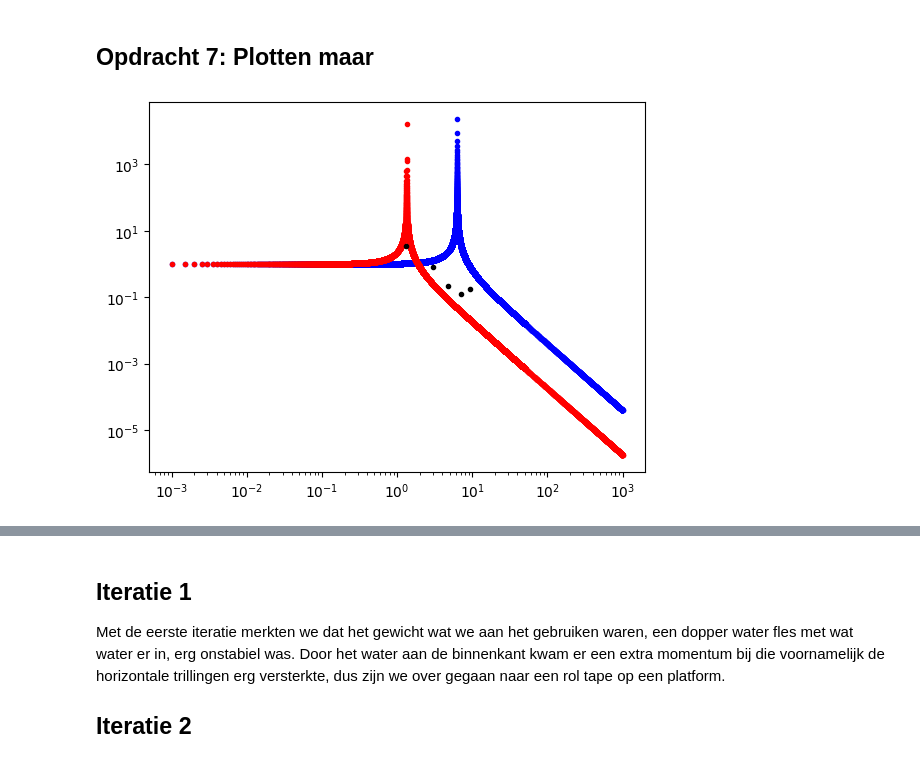
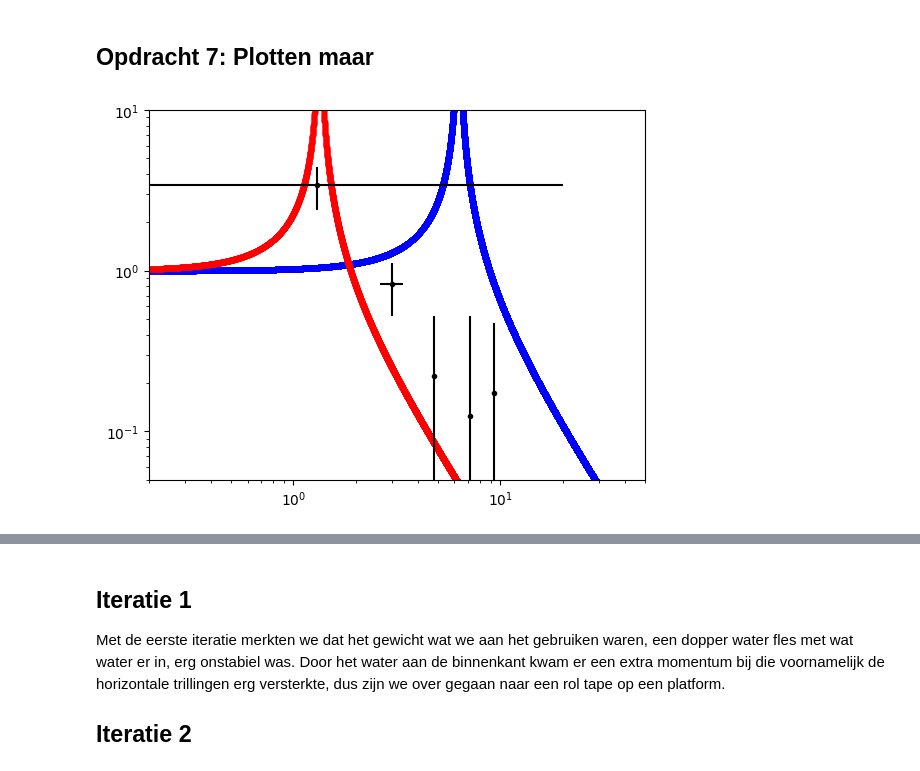
Before and after one commit to SybrenK07/opdrachten-DEF-D, a Jupyter notebook: FysiekeOntwerpopdrachten/5MaakEenOpstellingTrillingsvrij/Ontwerpopdracht5MaakEenOpstellingTrillingsvrijInvulTemplate.ipynb, the cells around one changed output, grey strips where cells are left out. Saved outputs shown, nothing was run; the diff lists cells and outputs as text; code cells hidden in the pictures.

```diff
--- a/FysiekeOntwerpopdrachten/5MaakEenOpstellingTrillingsvrij/Ontwerpopdracht5MaakEenOpstellingTrillingsvrijInvulTemplate.ipynb
+++ b/FysiekeOntwerpopdrachten/5MaakEenOpstellingTrillingsvrij/Ontwerpopdracht5MaakEenOpstellingTrillingsvrijInvulTemplate.ipynb
@@ -174,18 +174,26 @@ plt.show()
 # %%
 # Voeg hier je plots in.
 f = np.array([1.3,3.0,4.8,7.1,9.3])
 
 A_m = np.array([0.51,0.7,0.69,0.66,0.82])
 A_v = np.array([0.15,0.85,3.14,5.30,4.74])
 
 A_ratio = A_m / A_v
 
+f_err = np.array([1,0.3,0.3,0.4,0.3])
+
+A_m_err = np.array([0.8,0.2,0.1,0.3,0.3])
+A_v_err = np.array([0.8,0.3,0.2,0.4,0.5])
+A_err = np.sqrt((A_m_err / A_m)**2 + (A_v_err / A_v)**2) * A_ratio
+
 plt.figure()
 plt.plot(f_0,ampoverdracht(f_0,2 * np.pi * 2.5**2),'b.')
 plt.plot(f_0,ampoverdracht(f_0,9.81/5.5),'r.')
-plt.plot(f,A_ratio,'k.', label="Metingen")
+plt.errorbar(f,A_ratio,f_err,A_err,'k.', label="Metingen")
 plt.xscale("log")
 plt.yscale("log")
+plt.xlim(0.2,50)
+plt.ylim(0.05, 10)
 plt.show()
 # %% [output]
-[figure, old version]
+[figure, new version]
```
Also changed, not shown: parts of 6 cells of this notebook.
